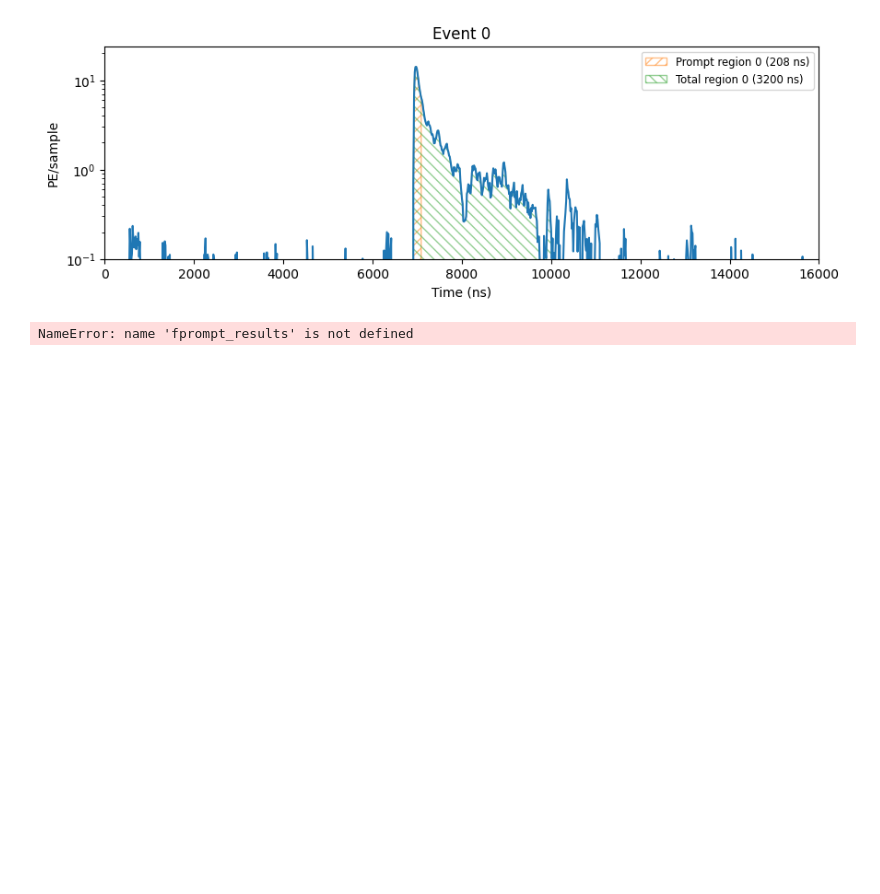
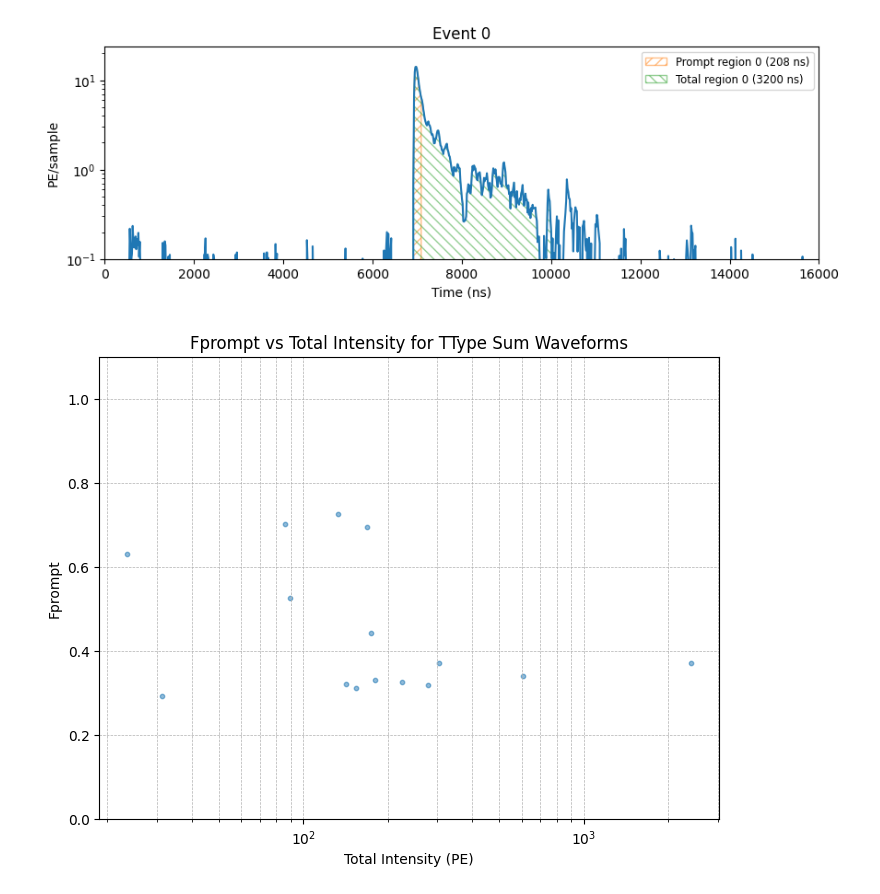
Before and after one commit to jvmead/lrs_tutorials, a Jupyter notebook: lrs_tutorial_6.ipynb, the cells around one changed output. Cells and saved outputs as stored; diff of their text form; code cells hidden in the pictures; blank space fills up the shorter version.

```diff
--- a/lrs_tutorial_6.ipynb
+++ b/lrs_tutorial_6.ipynb
@@ -386,15 +386,20 @@ Calculating fprompt for waveform 0, highest hit at sample 436
 Waveform 0 prompt fraction: 0.3712304447310601
 [figure]
 # %%
-# make a scatter plot of fprompt vs total integral
+# get fprompt results for all clean single hit waveforms
+fprompt_results = calculate_fprompt(summed_wvfm=clean_single_hit_wvfms,
+                                   interactions=clean_single_hit_hits)
+
+# plot scatter plot of fprompt vs total integral
 t0_bins, prompt_bins, total_bins, fprompt_values, total_intensities = fprompt_results
 plt.figure(figsize=(8,6))
 plt.scatter(total_intensities, fprompt_values, alpha=0.5, s=10)
 plt.xscale('log')
 plt.xlabel('Total Intensity (PE)')
 plt.ylabel('Fprompt')
 plt.title('Fprompt vs Total Intensity for TType Sum Waveforms')
 plt.grid(True, which='both', ls='--', lw=0.5)
+plt.ylim(0.0, 1.1)
 plt.show()
 # %% [output]
-NameError: name 'fprompt_results' is not defined
+[figure, added]
```
Also changed, not shown: parts of 11 cells of this notebook.
